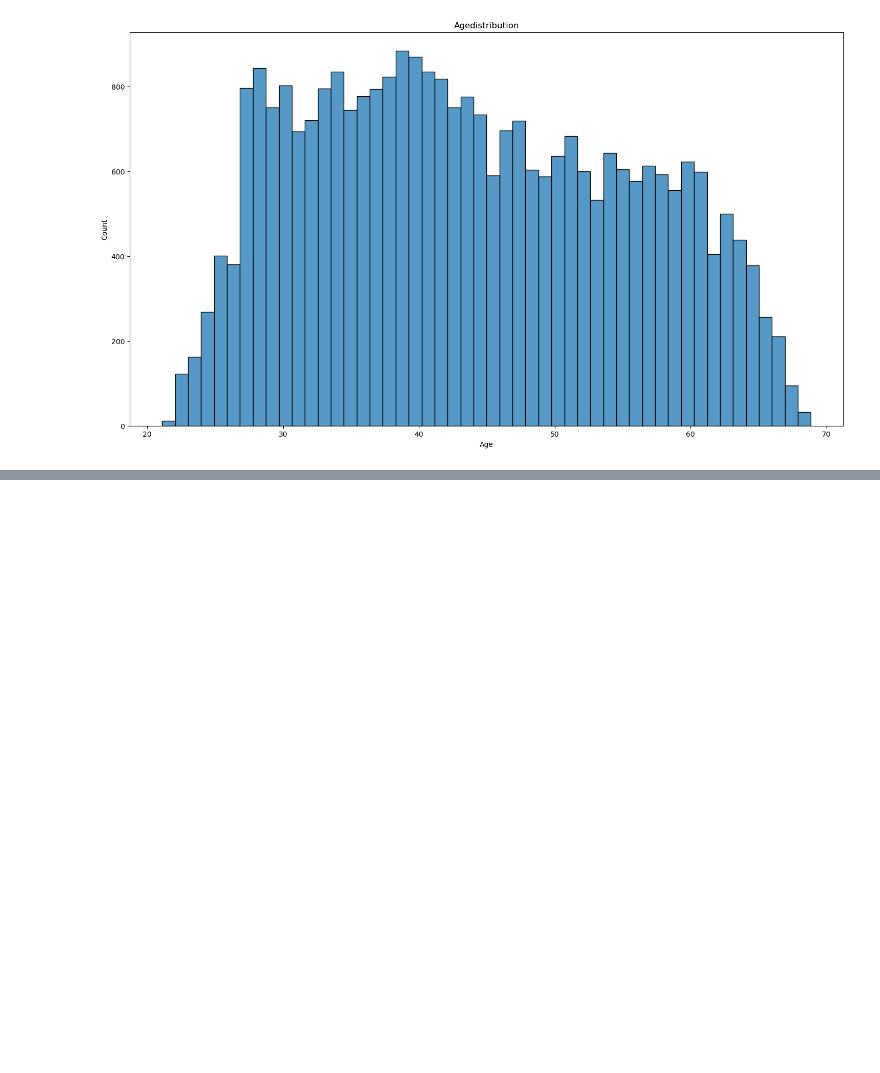
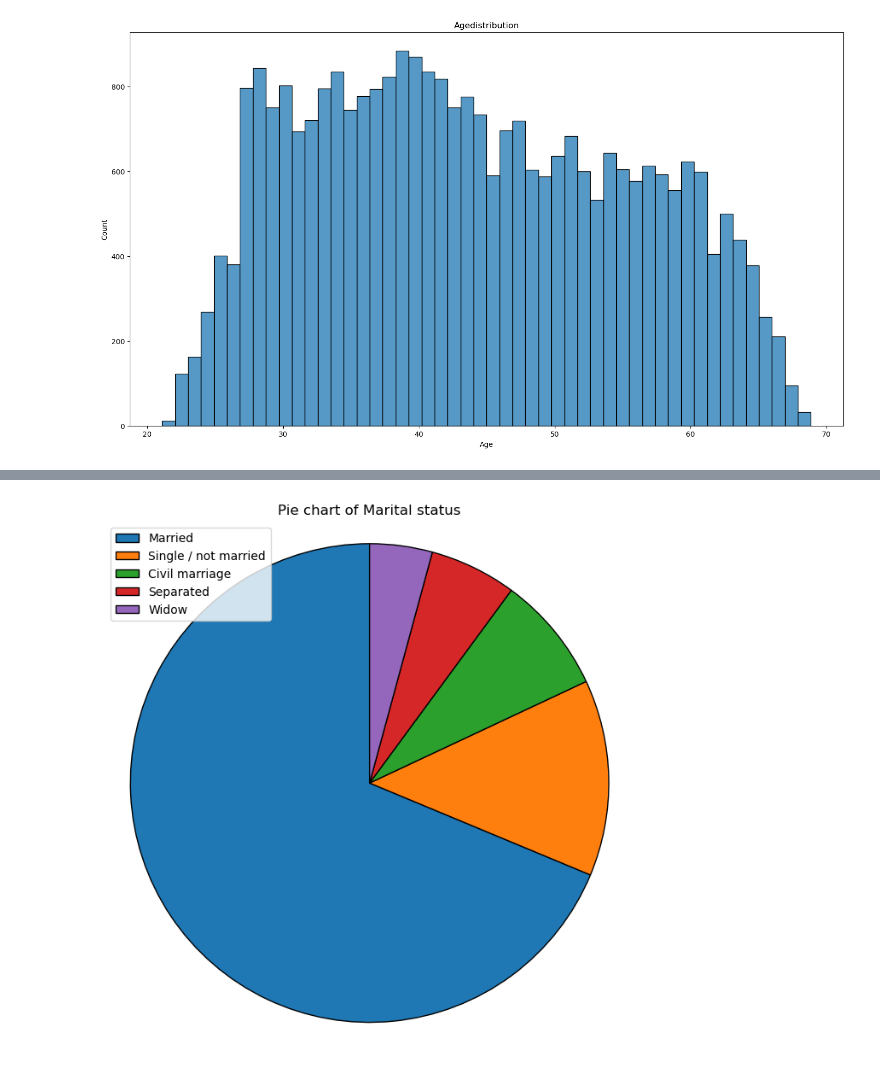
Before and after one commit to ngovanminh3232/credit_card_analyst, a Jupyter notebook: solution.ipynb, the cells around one changed output, grey strips where cells are left out. Saved outputs shown, nothing was run; the diff lists cells and outputs as text; code cells hidden in the pictures; blank space fills up the shorter version.

```diff
--- a/solution.ipynb
+++ b/solution.ipynb
@@ -342,0 +364,4 @@ creat_hist_plot(train_copy, 'Age')
+# %%
+creat_pie_plot(train_copy, 'Marital status')
+# %% [output]
+[figure, added]
```
Also changed, not shown: parts of 12 cells of this notebook.
